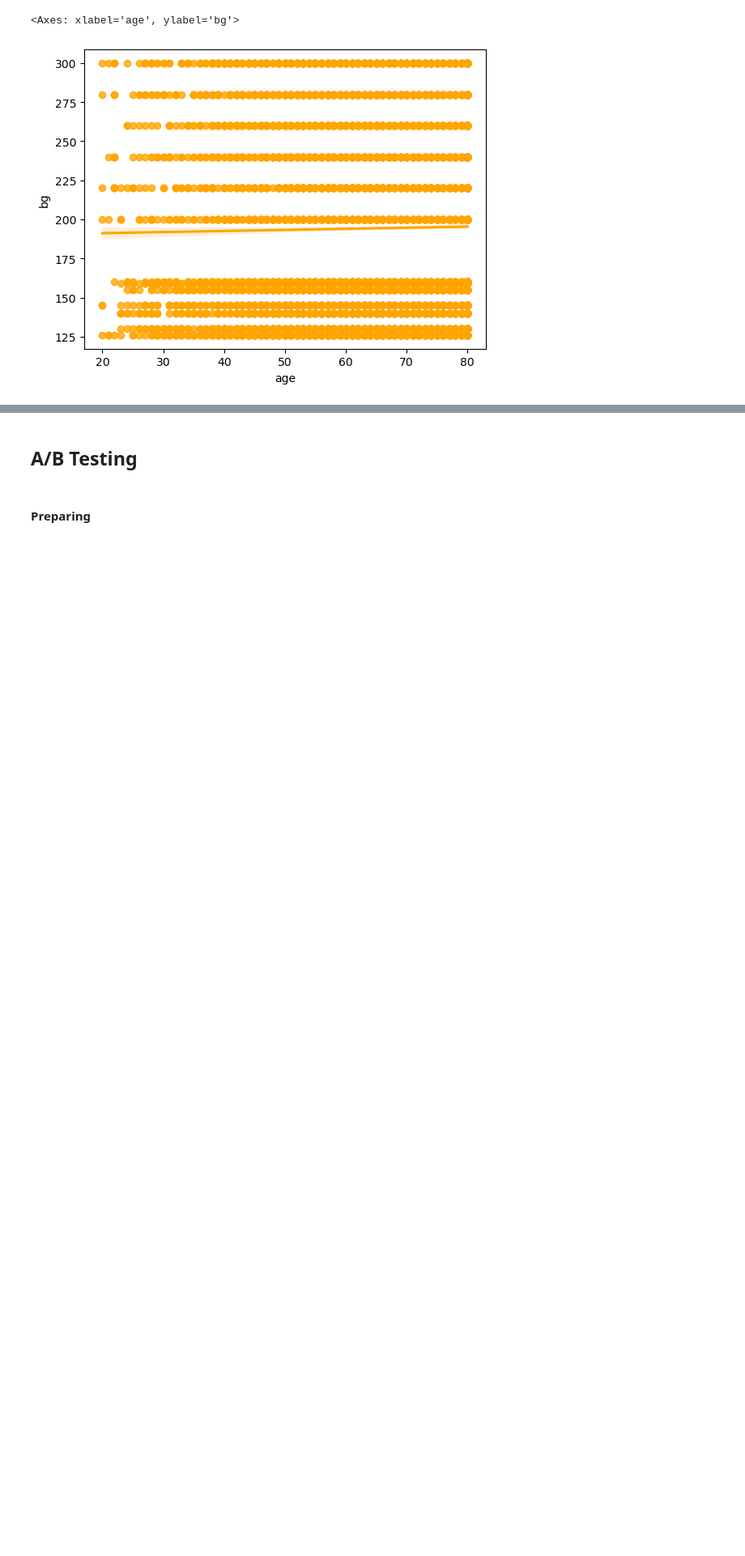
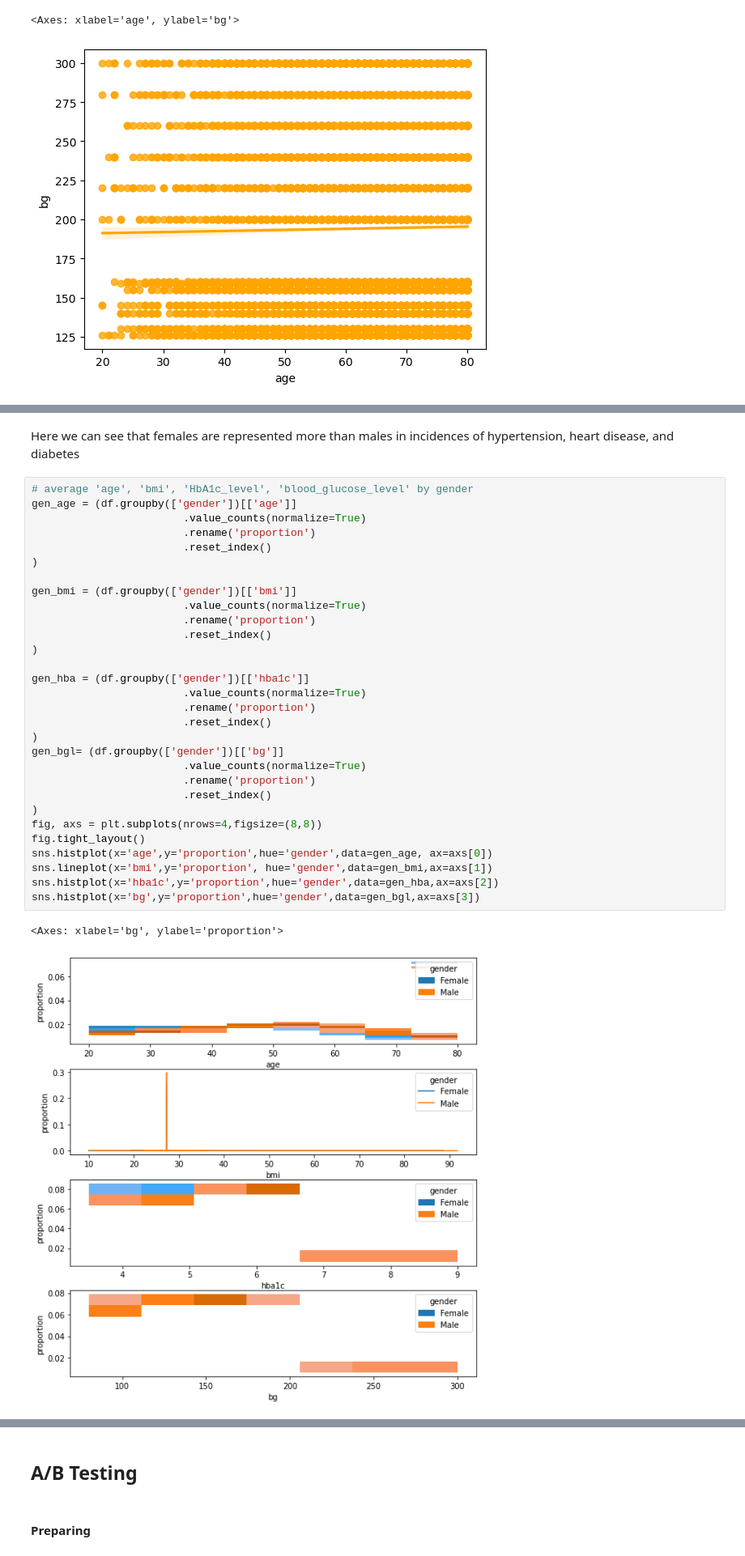
Before and after one commit to harshi-saha/cogs108-project, a Jupyter notebook: EDACheckpoint_group014.ipynb, the cells around one changed output, grey strips where cells are left out. Shown at 81% size. Saved outputs shown, nothing was run; the diff lists cells and outputs as text; blank space fills up the shorter version.

```diff
--- a/EDACheckpoint_group014.ipynb
+++ b/EDACheckpoint_group014.ipynb
@@ -252,0 +280,35 @@ sns.regplot(x='age', y='bg', data=df[df['diabetes'] == 1], color='orange')
+# %% [markdown]
+Here we can see that females are represented more than males in incidences of hypertension, heart disease, and diabetes
+# %%
+# average 'age', 'bmi', 'HbA1c_level', 'blood_glucose_level' by gender
+gen_age = (df.groupby(['gender'])[['age']]
+                        .value_counts(normalize=True)
+                        .rename('proportion')
+                        .reset_index()
+)
+
+gen_bmi = (df.groupby(['gender'])[['bmi']]
+                        .value_counts(normalize=True)
+                        .rename('proportion')
+                        .reset_index()
+)
+
+gen_hba = (df.groupby(['gender'])[['hba1c']]
+                        .value_counts(normalize=True)
+                        .rename('proportion')
+                        .reset_index()
+)
+gen_bgl= (df.groupby(['gender'])[['bg']]
+                        .value_counts(normalize=True)
+                        .rename('proportion')
+                        .reset_index()
+)
+fig, axs = plt.subplots(nrows=4,figsize=(8,8))
+fig.tight_layout()
+sns.histplot(x='age',y='proportion',hue='gender',data=gen_age, ax=axs[0])
+sns.lineplot(x='bmi',y='proportion', hue='gender',data=gen_bmi,ax=axs[1])
+sns.histplot(x='hba1c',y='proportion',hue='gender',data=gen_hba,ax=axs[2])
+sns.histplot(x='bg',y='proportion',hue='gender',data=gen_bgl,ax=axs[3])
+# %% [output]
+<Axes: xlabel='bg', ylabel='proportion'>
+[figure, added]
```
Also changed, not shown: parts of 15 cells of this notebook.
